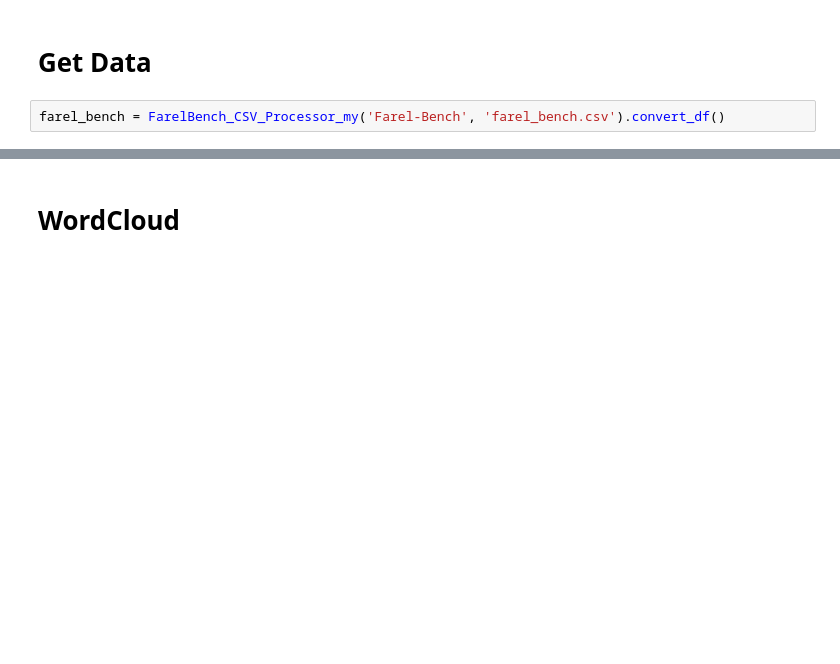
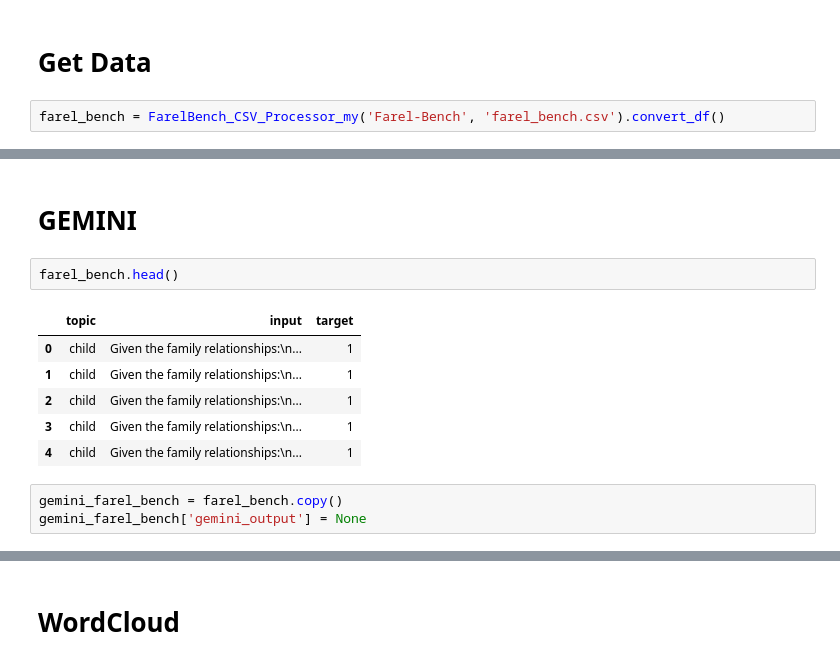
Before and after one commit to ezishr/Undergraduate-Research, a Jupyter notebook: Check points/Farel-Bench/Farel_Bench.ipynb, the cells around one changed output, grey strips where cells are left out. Cells and saved outputs as stored; diff of their text form; blank space fills up the shorter version.

```diff
--- a/Check points/Farel-Bench/Farel_Bench.ipynb
+++ b/Check points/Farel-Bench/Farel_Bench.ipynb
@@ -21,0 +186,14 @@ farel_bench['topic'].unique()
+# %% [markdown]
+# GEMINI
+# %%
+farel_bench.head()
+# %% [output]
+|  | topic | input | target |
+| 0 | child | Given the family relationships:\n... | 1 |
+| 1 | child | Given the family relationships:\n... | 1 |
+| 2 | child | Given the family relationships:\n... | 1 |
+| 3 | child | Given the family relationships:\n... | 1 |
+| 4 | child | Given the family relationships:\n... | 1 |
+# %%
+gemini_farel_bench = farel_bench.copy()
+gemini_farel_bench['gemini_output'] = None
```
Also changed, not shown: parts of 9 cells of this notebook, 4 other files.
